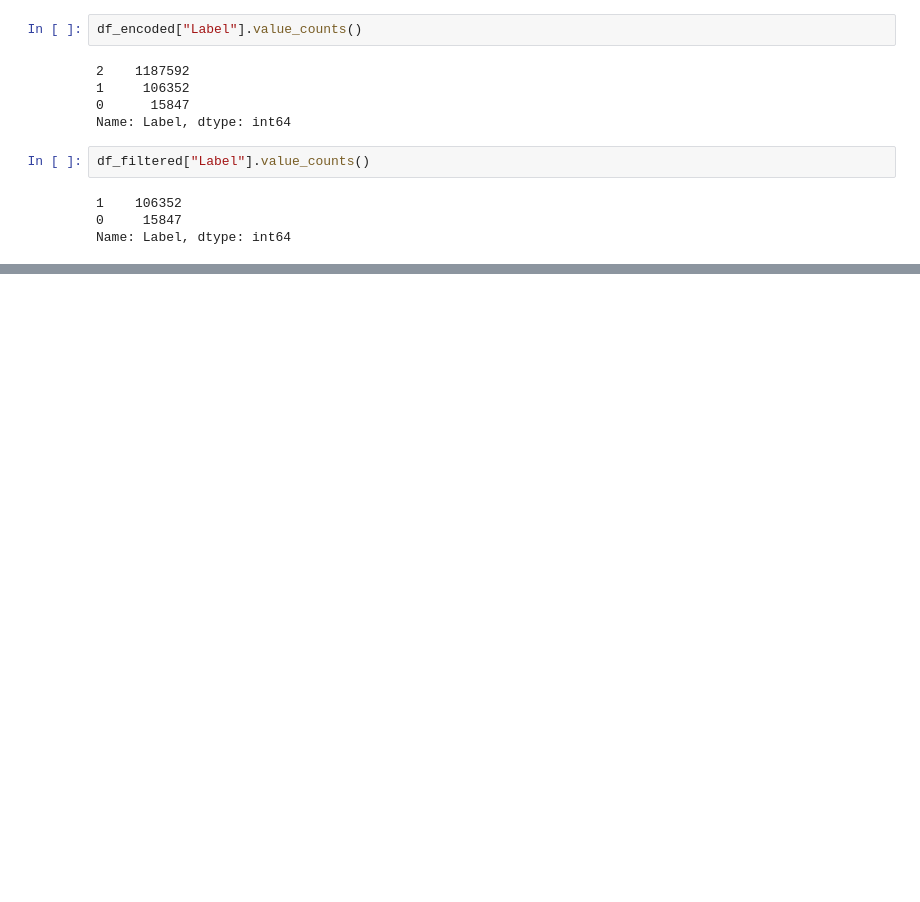
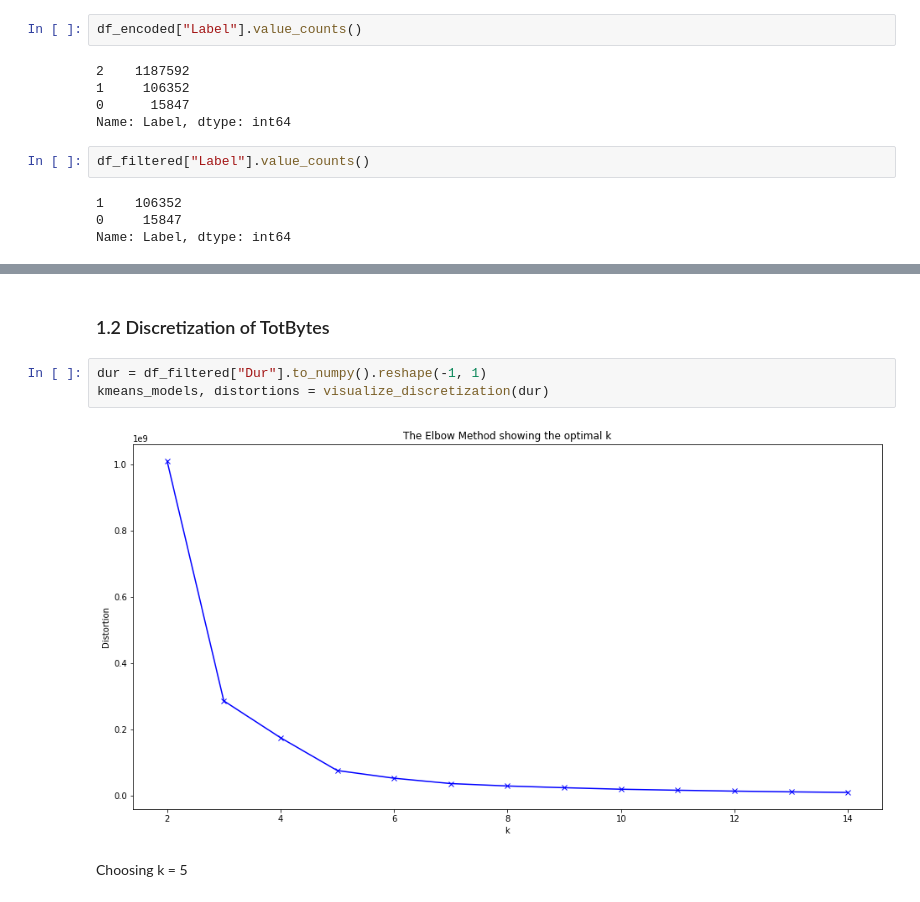
Before and after one commit to sharwinbobde/cyber-data-analytics, a Jupyter notebook: Part-3/task1-nikhil.ipynb, the cells around one changed output, grey strips where cells are left out. Drawn from its saved outputs; the diff is of its cells as text; blank space fills up the shorter version.

```diff
--- a/Part-3/task1-nikhil.ipynb
+++ b/Part-3/task1-nikhil.ipynb
@@ -67,0 +160,9 @@ sns.distplot(df[df["TotBytes"]<1000]["TotBytes"], kde=False)
+# %% [markdown]
+### 1.2 Discretization of TotBytes
+# %%
+dur = df_filtered["Dur"].to_numpy().reshape(-1, 1)
+kmeans_models, distortions = visualize_discretization(dur)
+# %% [output]
+[figure, added]
+# %% [markdown]
+Choosing k = 5
```
Also changed, not shown: parts of 30 cells of this notebook, 1 other file.
